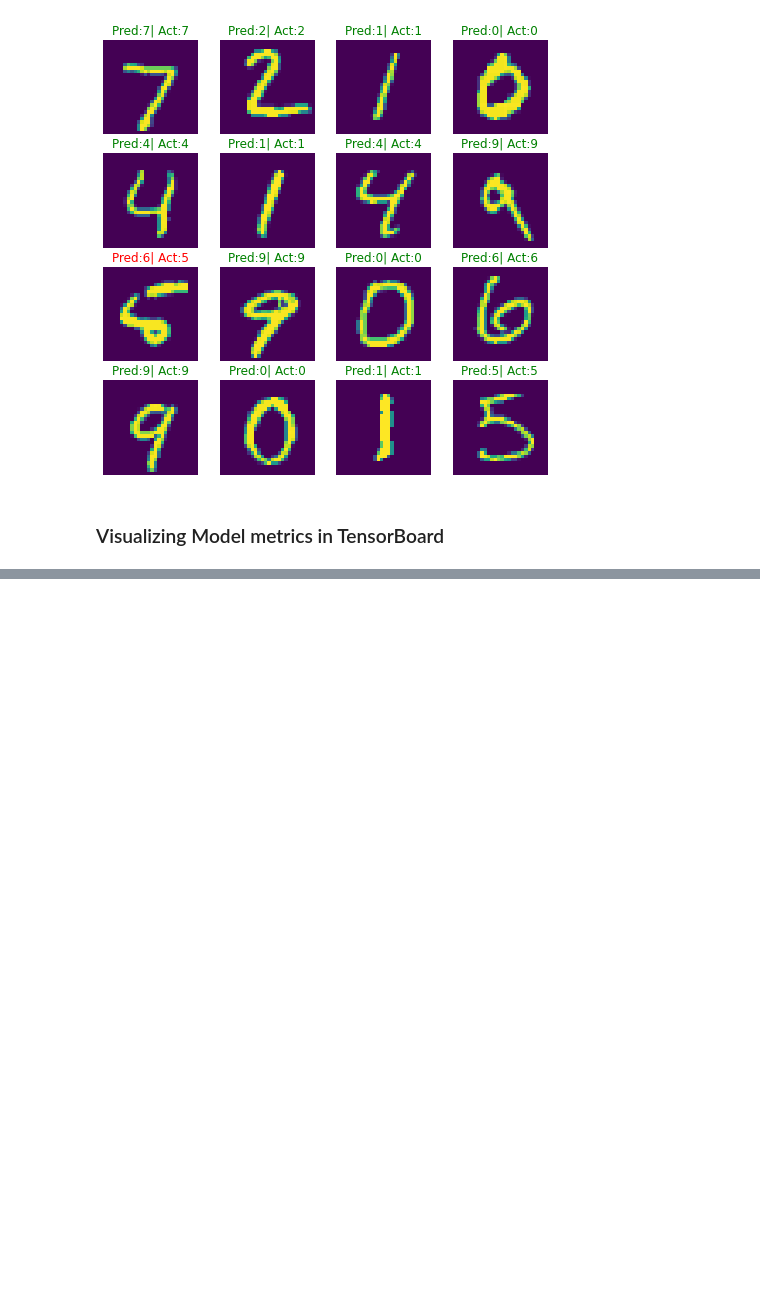
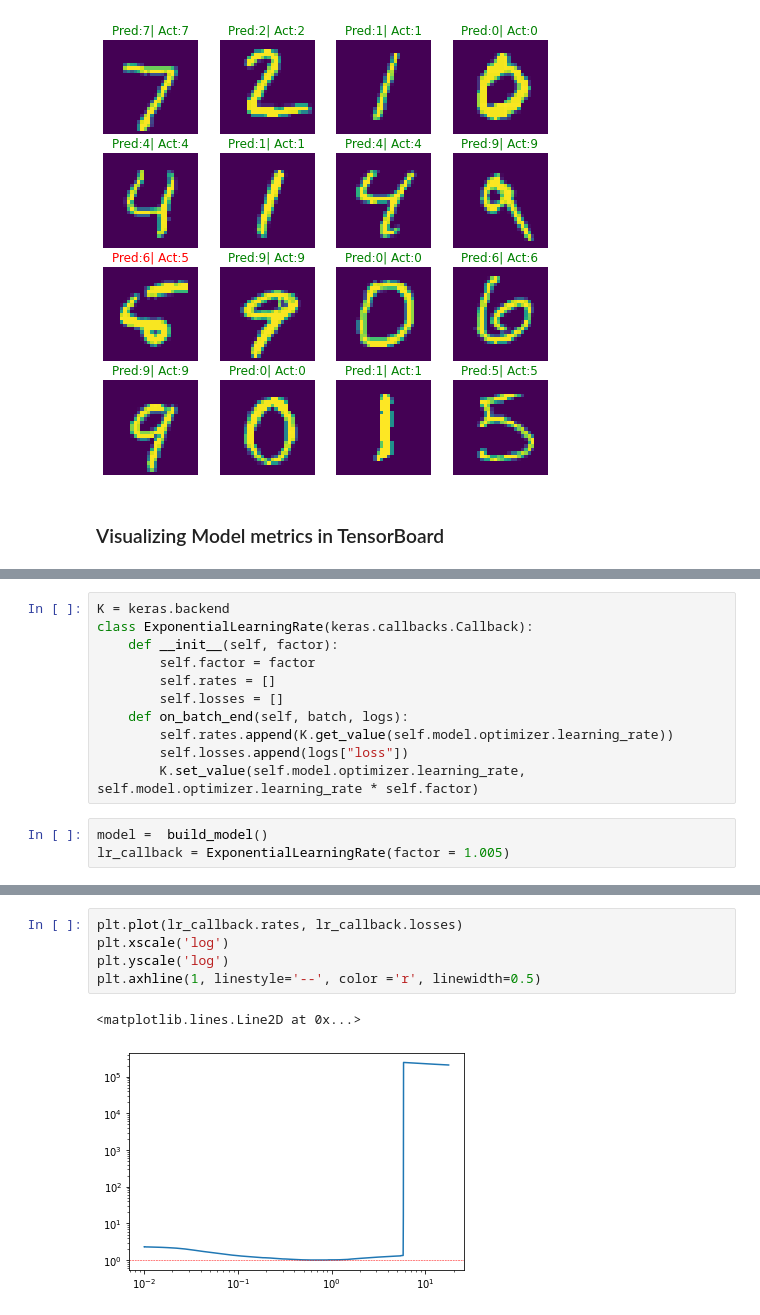
Before and after one commit to vajay84/NN, a Jupyter notebook: MNIST_dnn.ipynb, the cells around one changed output, grey strips where cells are left out. Saved outputs shown, nothing was run; the diff lists cells and outputs as text; blank space fills up the shorter version.

Commit message:
Learning Schedule

```diff
--- a/MNIST_dnn.ipynb
+++ b/MNIST_dnn.ipynb
@@ -264,0 +272,14 @@ weighted avg       0.96      0.96      0.96     10000
+# %%
+K = keras.backend
+class ExponentialLearningRate(keras.callbacks.Callback):
+    def __init__(self, factor):
+        self.factor = factor
+        self.rates = []
+        self.losses = []
+    def on_batch_end(self, batch, logs):
+        self.rates.append(K.get_value(self.model.optimizer.learning_rate))
+        self.losses.append(logs["loss"])
+        K.set_value(self.model.optimizer.learning_rate, self.model.optimizer.learning_rate * self.factor)
+# %%
+model =  build_model()
+lr_callback = ExponentialLearningRate(factor = 1.005)
@@ -264,0 +292,8 @@ weighted avg       0.96      0.96      0.96     10000
+# %%
+plt.plot(lr_callback.rates, lr_callback.losses)
+plt.xscale('log')
+plt.yscale('log')
+plt.axhline(1, linestyle='--', color ='r', linewidth=0.5)
+# %% [output]
+<matplotlib.lines.Line2D at 0x...>
+[figure, added]
```
Also changed, not shown: parts of 3 cells of this notebook.
